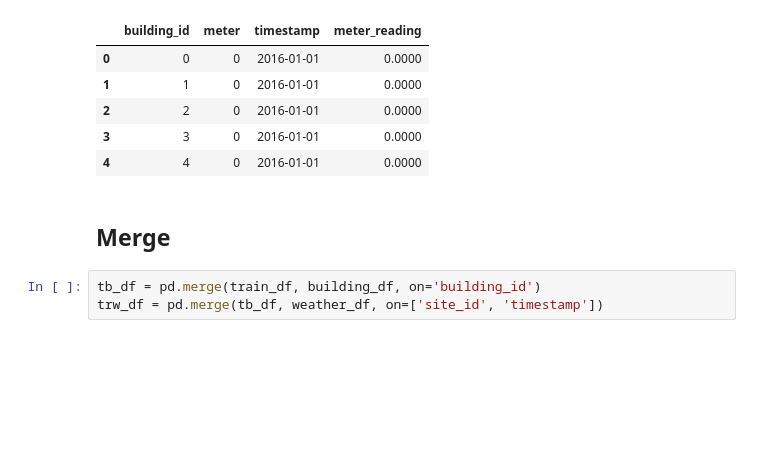
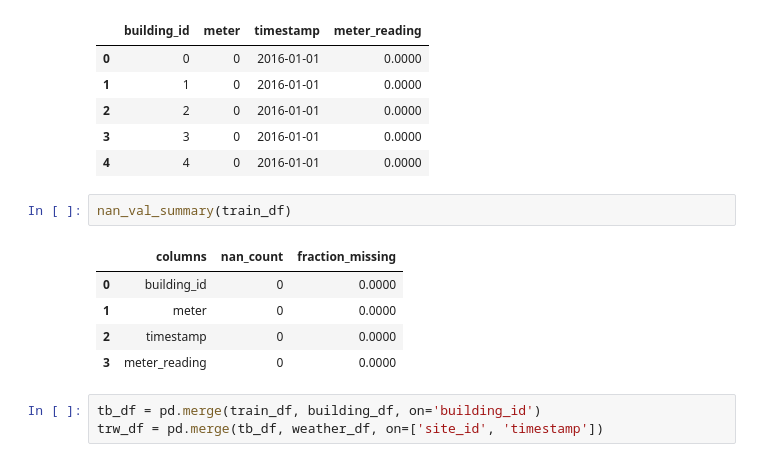
Before and after one commit to sergatron/ASHRAE---Great-Energy-Predictor-III, a Jupyter notebook: EDA/eda.ipynb, the cells around one changed output. Drawn from its saved outputs; the diff is of its cells as text; blank space fills up the shorter version.

```diff
--- a/EDA/eda.ipynb
+++ b/EDA/eda.ipynb
@@ -720,8 +609,14 @@ train_df.head()
 | 2 | 2 | 0 | 2016-01-01 | 0.0000 |
 | 3 | 3 | 0 | 2016-01-01 | 0.0000 |
 | 4 | 4 | 0 | 2016-01-01 | 0.0000 |
-# %% [markdown]
-## Merge
+# %%
+nan_val_summary(train_df)
+# %% [output]
+|  | columns | nan_count | fraction_missing |
+| 0 | building_id | 0 | 0.0000 |
+| 1 | meter | 0 | 0.0000 |
+| 2 | timestamp | 0 | 0.0000 |
+| 3 | meter_reading | 0 | 0.0000 |
 # %%
 tb_df = pd.merge(train_df, building_df, on='building_id')
 trw_df = pd.merge(tb_df, weather_df, on=['site_id', 'timestamp'])
```
Also changed, not shown: parts of 41 cells of this notebook.
